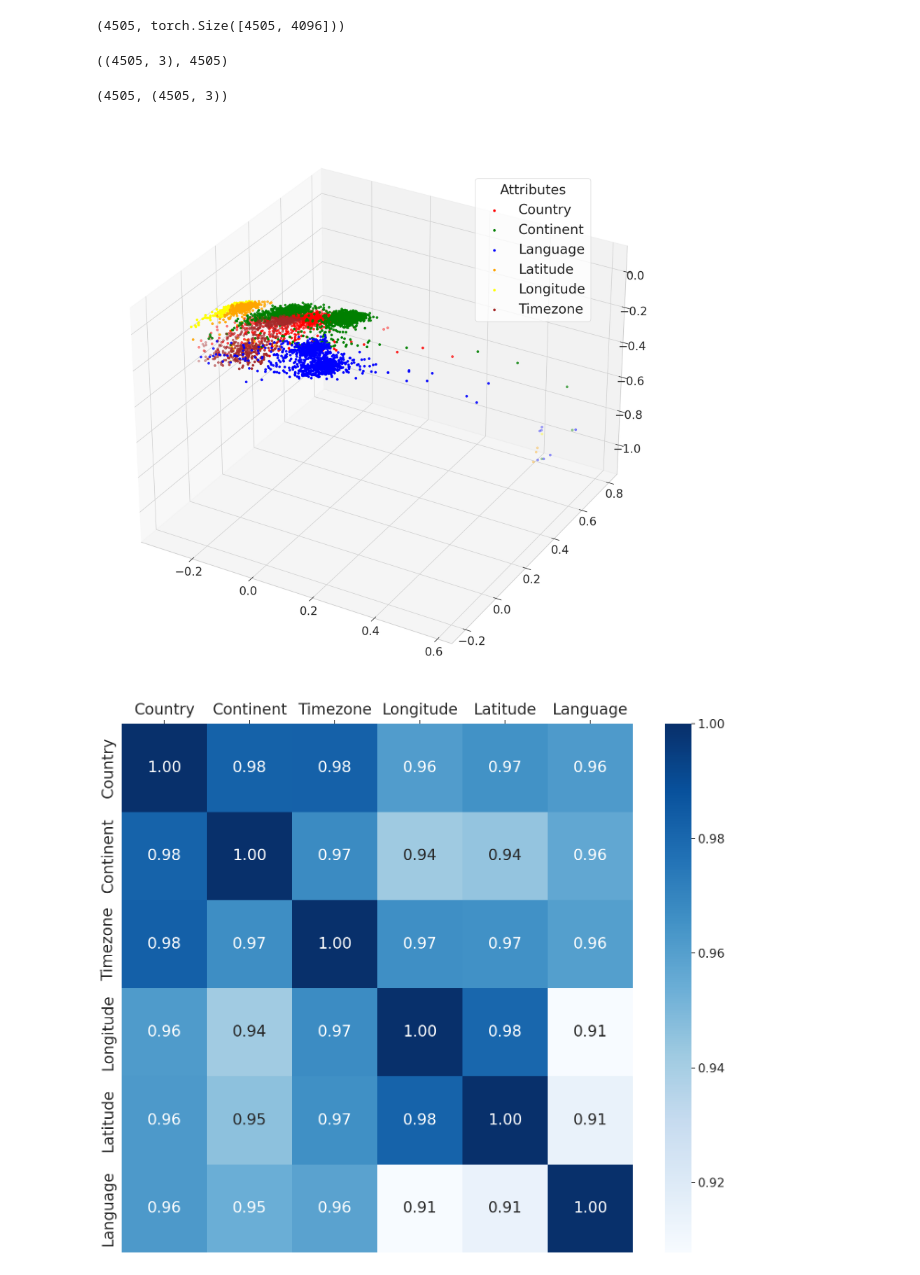
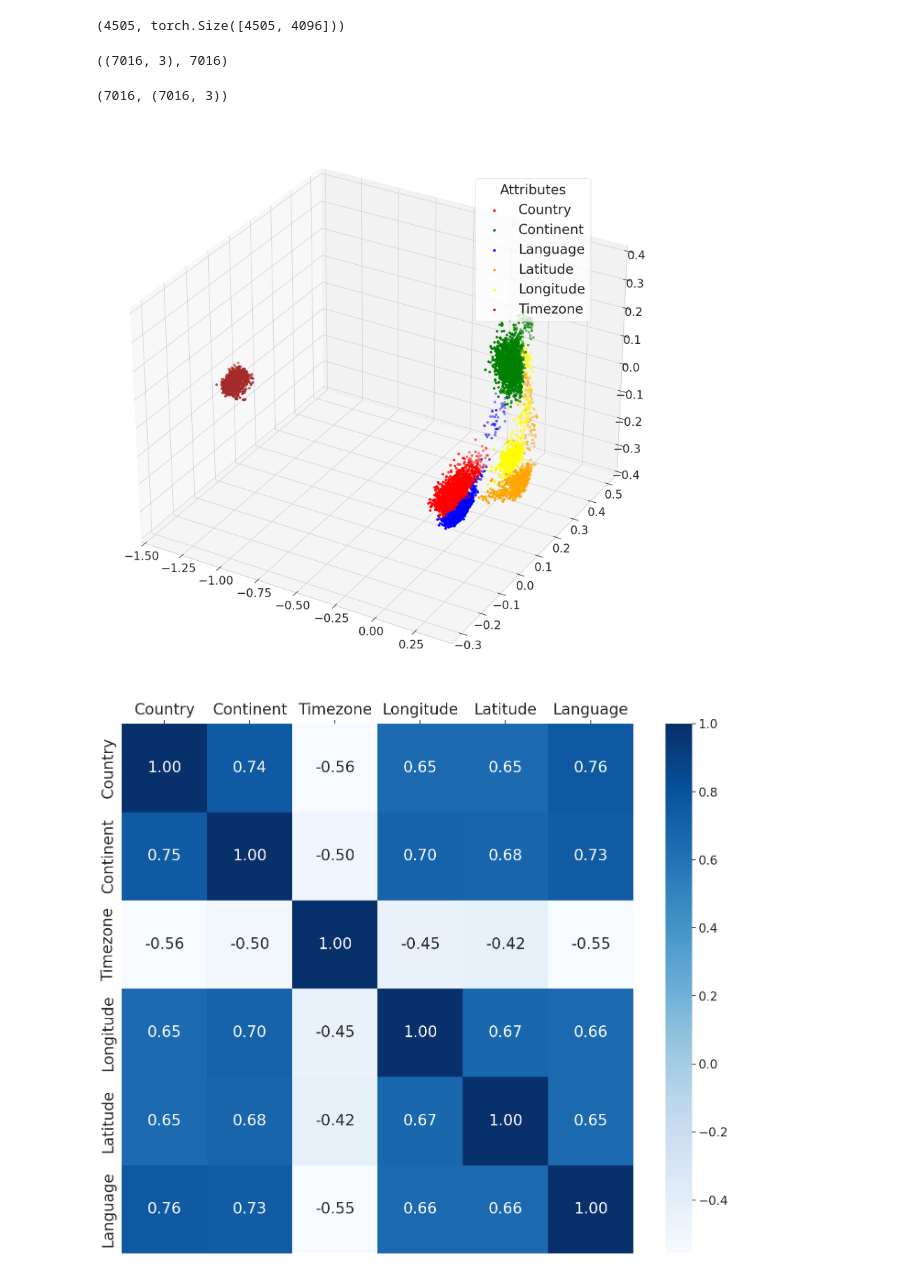
Before and after one commit to sidnb13/HyperDAS, a Jupyter notebook: experiments/RAVEL/plot_householder_vectors.ipynb, the cells around one changed output. Saved outputs shown, nothing was run; the diff lists cells and outputs as text; code cells hidden in the pictures.

```diff
--- a/experiments/RAVEL/plot_householder_vectors.ipynb
+++ b/experiments/RAVEL/plot_householder_vectors.ipynb
@@ -12,7 +12,7 @@ from src.hyperdas.data_utils import generate_ravel_dataset, get_ravel_collate_fn
 from transformers import AutoTokenizer
 import torch
 # %%
-tokenizer = AutoTokenizer.from_pretrained("/scr-ssd/sjd24/llama3-8b")
+tokenizer = AutoTokenizer.from_pretrained("/nlp/scr/sjd24/llama3-8b")
 
 tokenizer.padding_side = "left"
 tokenizer.pad_token = tokenizer.eos_token
@@ -26,7 +26,7 @@ Special tokens have been added in the vocabulary, make sure the associated word
 from src.hyperdas.llama3.model import RavelInterpretorHypernetwork
 
 hypernetwork = RavelInterpretorHypernetwork(
-    model_name_or_path="/scr-ssd/sjd24/llama3-8b",
+    model_name_or_path="/nlp/scr/sjd24/llama3-8b",
     num_editing_heads=32,
     intervention_layer=15,
     subspace_module="ReflectSelect",
@@ -34,11 +34,9 @@ hypernetwork = RavelInterpretorHypernetwork(
     break_asymmetric=False,
 )
 hypernetwork = hypernetwork.to("cuda")
-# hypernetwork.load_model("/scr-ssd/sjd24/city_masked/final_model")
+hypernetwork.load_model("/scr-ssd/sjd24/entropy_low/final_model")
 # %% [output]
 Special tokens have been added in the vocabulary, make sure the associated word embeddings are fine-tuned or trained.
-# %%
-hypernetwork.load_model("/scr-ssd/sjd24/city_masked/final_model")
 # %%
 test_dataset = [d for d in test_dataset if d["attribute_type"] == "causal"]
 train_dataset = [d for d in train_dataset if d["attribute_type"] == "causal"]
@@ -138,7 +136,7 @@ rvs_pca = pca.fit_transform(rvs)
 # %%
 rvs_pca.shape, len(attributes)
 # %% [output]
-((4505, 3), 4505)
+((7016, 3), 7016)
 # %%
 labels = []
 for i in range(rvs_pca.shape[0]):
@@ -147,7 +145,7 @@ for i in range(rvs_pca.shape[0]):
 # %%
 len(labels), rvs_pca.shape
 # %% [output]
-(4505, (4505, 3))
+(7016, (7016, 3))
 # %%
 import matplotlib.pyplot as plt
 from mpl_toolkits.mplot3d import Axes3D
@@ -189,7 +187,7 @@ plt.show()
 
 fig.savefig("hyperdas_householder_vector.pdf")
 # %% [output]
-[figure, old version]
+[figure, new version]
 # %%
 classes = ['Country', 'Continent', 'Timezone', 'Longitude', 'Latitude', 'Language']
 
@@ -213,41 +211,41 @@ cosine_similarities = torch.zeros((n_classes, n_classes))
 for i, (label1, vectors1) in enumerate(vector_dict.items()):
     for j, (label2, vectors2) in enumerate(vector_dict.items()):
 
-        if i != j:
-            idx1 = [random.randint(0, vectors1.shape[0] - 1) for _ in range(n_samples)]
-            idx2 = [random.randint(0, vectors2.shape[0] - 1) for _ in range(n_samples)]
+        # if i != j:
+        idx1 = [random.randint(0, vectors1.shape[0] - 1) for _ in range(n_samples)]
+        idx2 = [random.randint(0, vectors2.shape[0] - 1) for _ in range(n_samples)]
 
-            mat1 = vectors1[idx1]
-            mat2 = vectors2[idx2]
+        mat1 = vectors1[idx1]
+        mat2 = vectors2[idx2]
 
-            sim = cosine_similarity(mat1, mat2, dim=-1)
-            sim = torch.mean(sim)
-            cosine_similarities[i, j] = sim
-        else:
-            cosine_similarities[i, j] = 1.0
+        sim = cosine_similarity(mat1, mat2, dim=-1)
+        sim = torch.mean(sim)
+        cosine_similarities[i, j] = sim
+        """else:
+            cosine_similarities[i, j] = 1.0"""
 
 
 import seaborn as sns
 
 sns.set(style='whitegrid', font_scale=1.75)
 fig, ax = plt.subplots(figsize=(18, 15))
 
 # use dark blue to light blue for high to low similarity
 sns.heatmap(cosine_similarities, annot=True, cmap="Blues", xticklabels=vector_dict.keys(), yticklabels=vector_dict.keys(), ax=ax, fmt=".2f")
 # plt.title("Cosine Similarity between Reflection Vectors")
 
 # Set x, y tick labels to be larger
 ax.tick_params(axis='both', which='major', labelsize=24)
 
 # Set heatmap annotation to be larger
 for text in ax.texts:
     text.set_fontsize(24)
 
 # Move the x-axis to the top
 plt.gca().xaxis.tick_top()
 
 fig.savefig("hyperdas_cosine_similarity.pdf")
 
 plt.show()
 # %% [output]
-[figure, old version]
+[figure, new version]
```
Also changed, not shown: 10 other files.
